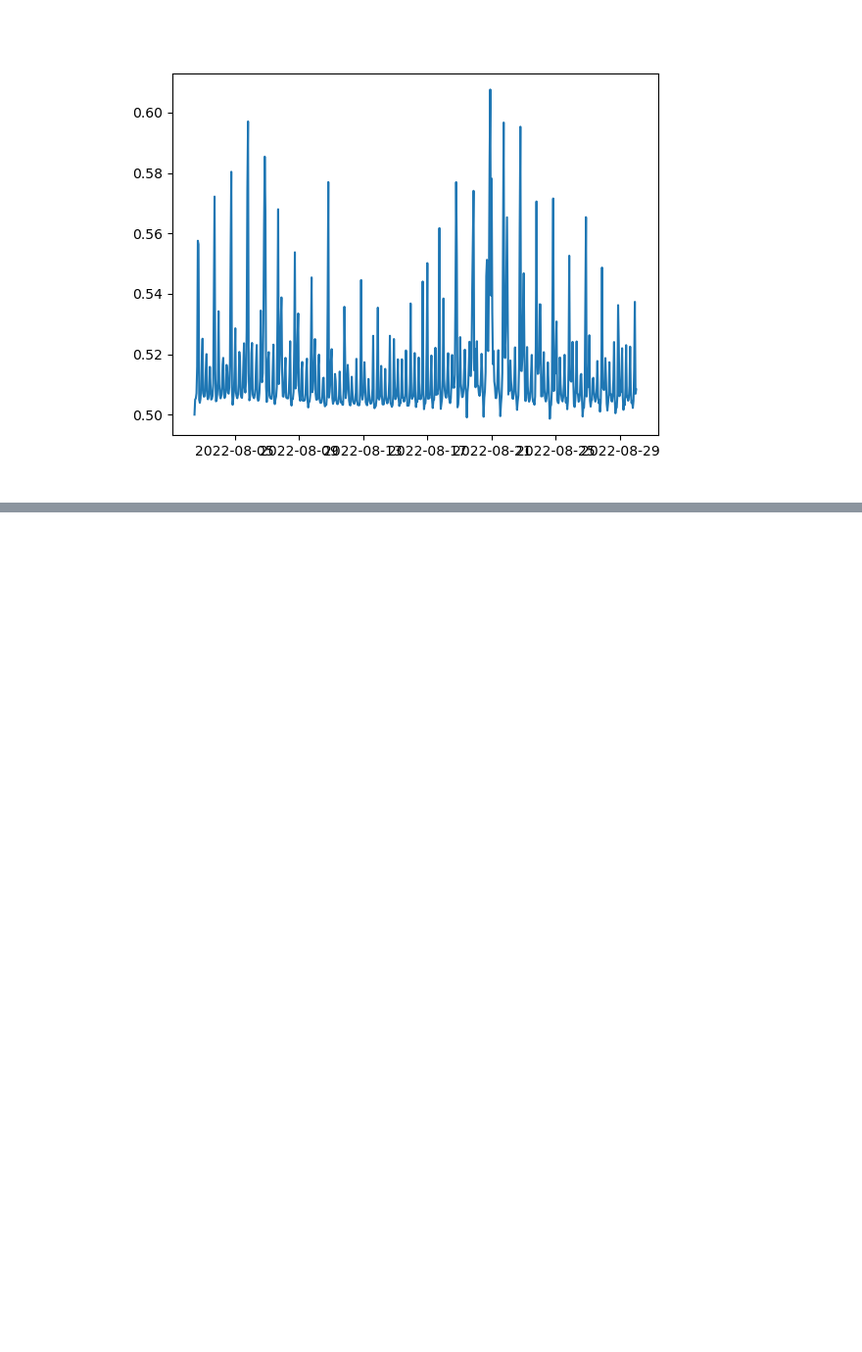
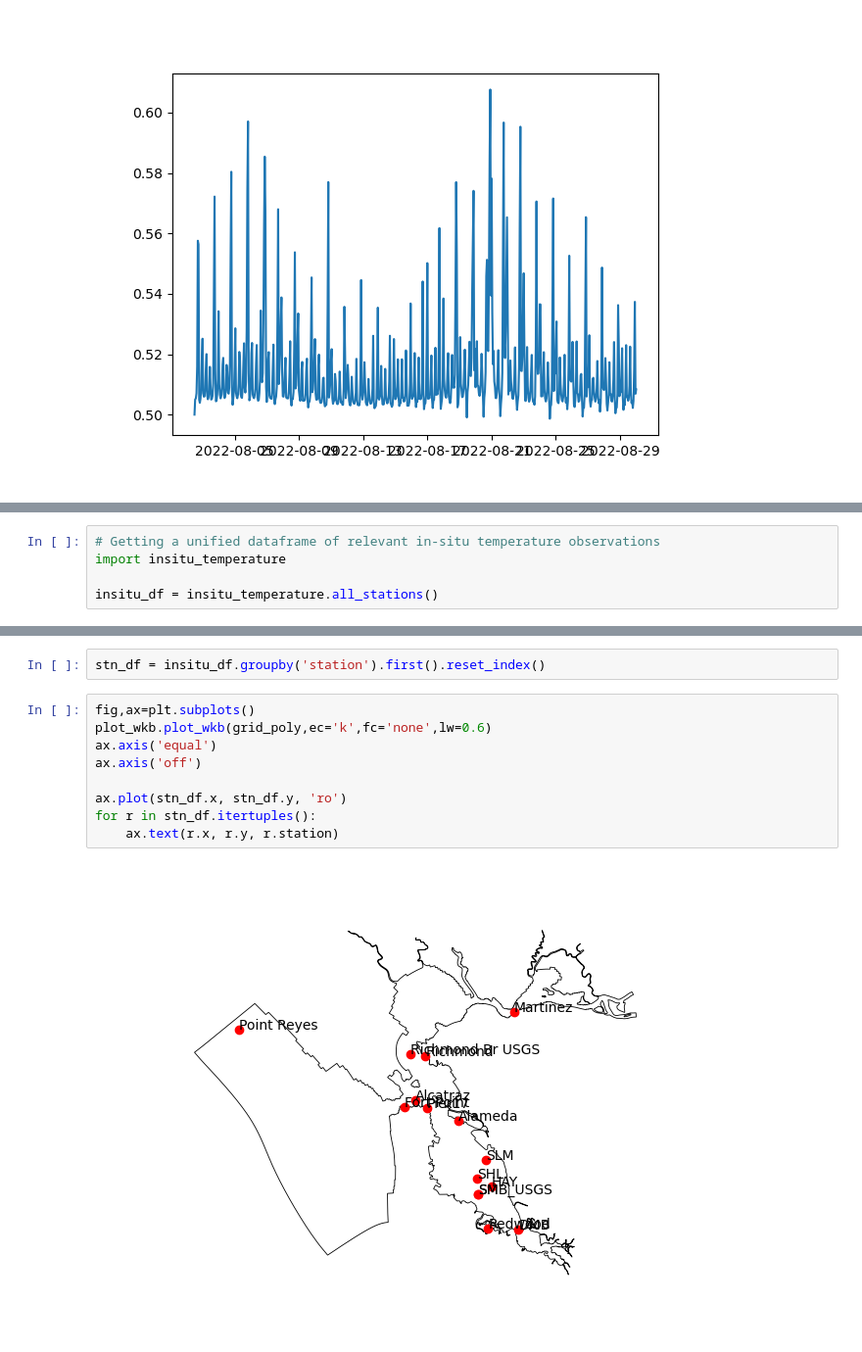
Before and after one commit to rustychris/wy2022_bloom, a Jupyter notebook: plot_dfm_bloom_tracers_v03.ipynb, the cells around one changed output, grey strips where cells are left out. Shown at 98% size. Saved outputs shown, nothing was run; the diff lists cells and outputs as text; blank space fills up the shorter version.

```diff
--- a/plot_dfm_bloom_tracers_v03.ipynb
+++ b/plot_dfm_bloom_tracers_v03.ipynb
@@ -892,0 +852,5 @@ ax.plot( shoal_conc.time, sigmas)
+# %%
+# Getting a unified dataframe of relevant in-situ temperature observations
+import insitu_temperature
+
+insitu_df = insitu_temperature.all_stations()
@@ -892,0 +875,13 @@ ax.plot( shoal_conc.time, sigmas)
+# %%
+stn_df = insitu_df.groupby('station').first().reset_index()
+# %%
+fig,ax=plt.subplots()
+plot_wkb.plot_wkb(grid_poly,ec='k',fc='none',lw=0.6)
+ax.axis('equal')
+ax.axis('off')
+
+ax.plot(stn_df.x, stn_df.y, 'ro')
+for r in stn_df.itertuples():
+    ax.text(r.x, r.y, r.station)
+# %% [output]
+[figure, added]
```
Also changed, not shown: parts of 11 cells of this notebook, 4 other files.
